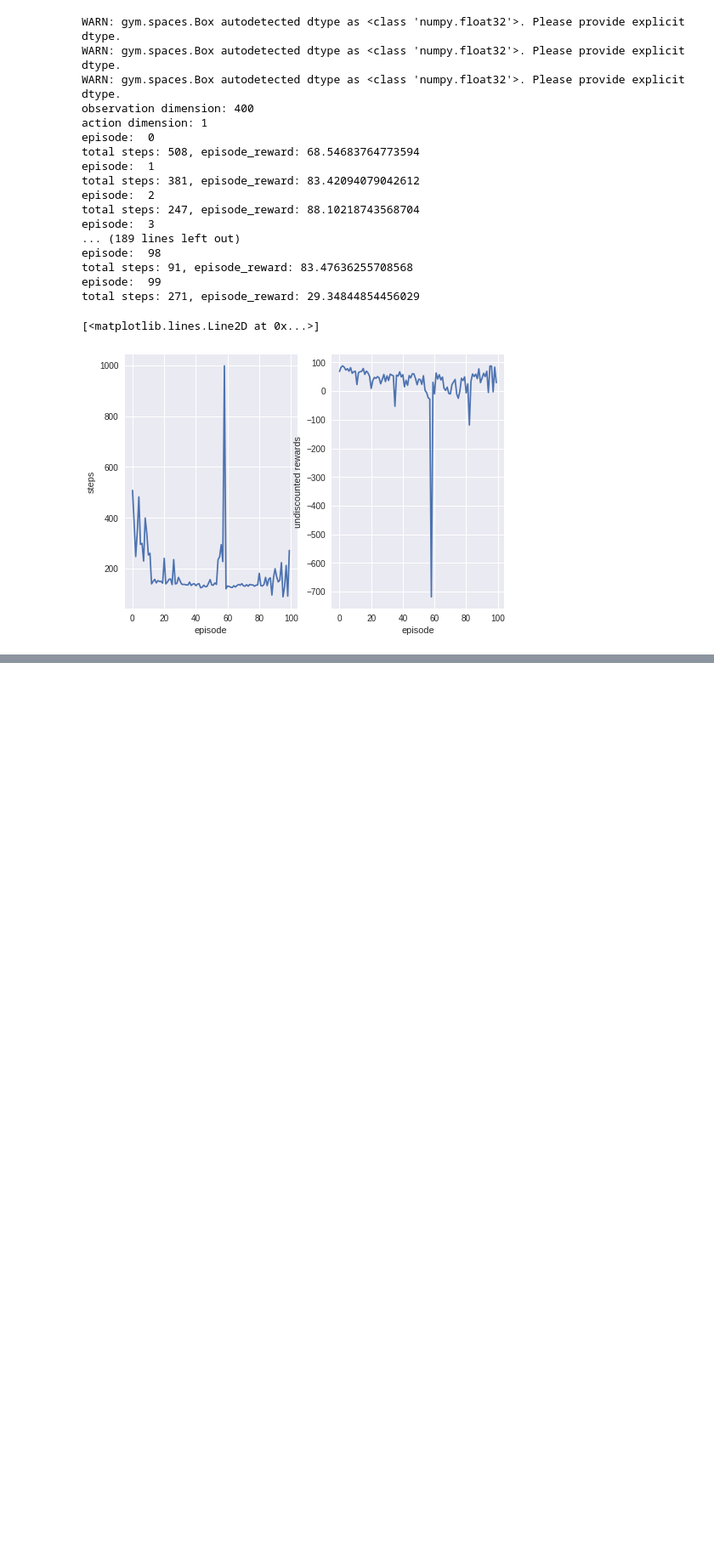
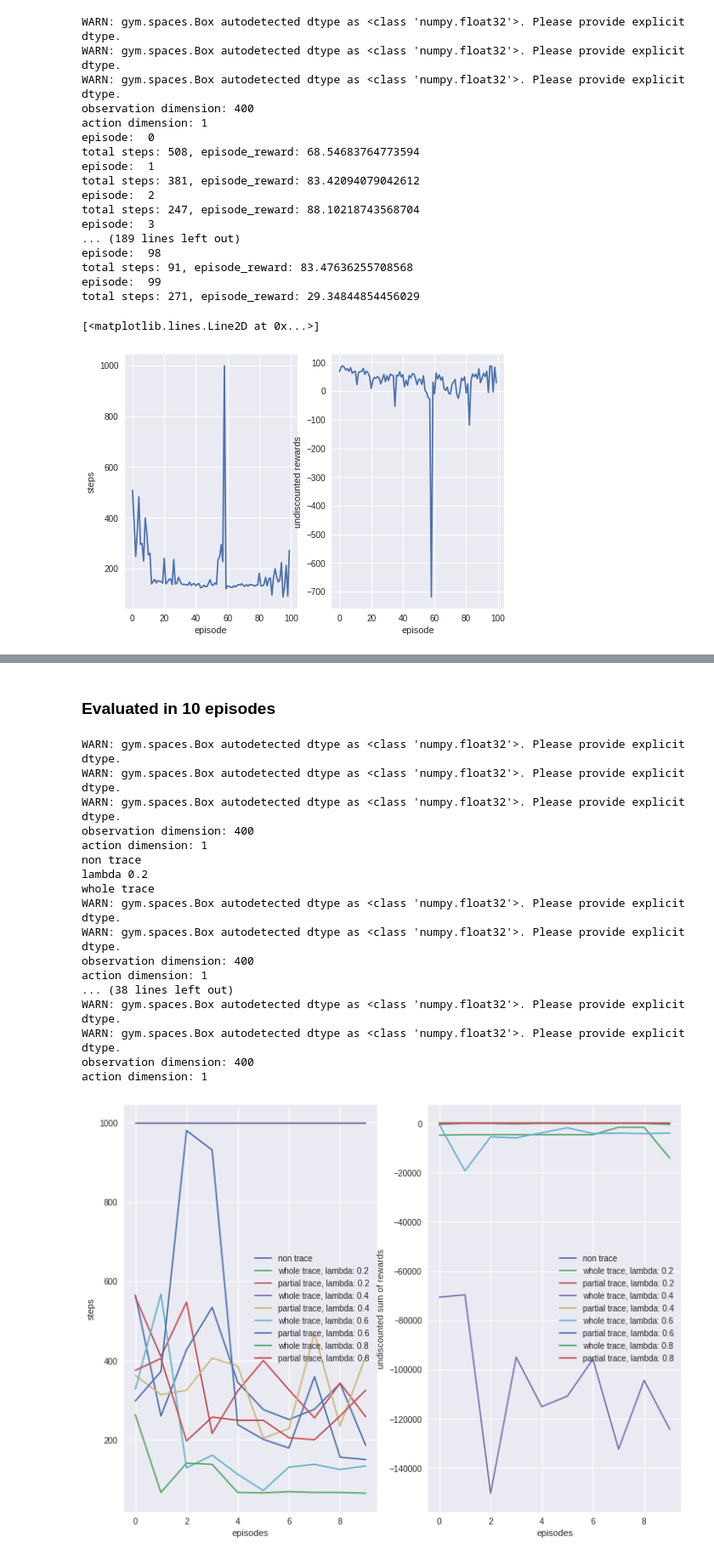
Before and after one commit to HarveyYan/COMP767, a Jupyter notebook: a5 policy gradient/COMP767_Assignment_5_Actor_Critic_Policy_Gradient.ipynb, the cells around one changed output, grey strips where cells are left out. Shown at 85% size. Drawn from its saved outputs; the diff is of its cells as text; code cells hidden in the pictures; blank space fills up the shorter version.

```diff
--- a/a5 policy gradient/COMP767_Assignment_5_Actor_Critic_Policy_Gradient.ipynb
+++ b/a5 policy gradient/COMP767_Assignment_5_Actor_Critic_Policy_Gradient.ipynb
@@ -1007,0 +976,79 @@ For continuous mountain car problem, because the biggest reward(target) is the h
+# %% [markdown]
+### Evaluated in 10 episodes
+# %%
+f, (ax1, ax2) = plt.subplots(1, 2, figsize=(12,9))
+ax1.set_xlabel('episodes')
+ax2.set_xlabel('episodes')
+ax1.set_ylabel('steps')
+ax2.set_ylabel('undiscounted sum of rewards')
+
+# evaluated only once, since there is no lambda parameter in it
+steps = []
+undiscounted = []
+env_no_trace = VariantExperiment('MountainCarContinuous-v0',
+                        NonTracePolicy(400, 1, gym.spaces.Box(low=-1.0, high=1.0, shape=(1,))),
+                        NonTraceValueFunc(400))
+print('non trace')
+for i in range(10):
+    rewards = env_no_trace.run_one_epsisode()
+    total_steps = len(rewards)
+    steps.append(total_steps)
+    undiscounted.append(np.sum(rewards))
+ax1.plot(steps, label='non trace')
+ax2.plot(undiscounted, label='non trace')
+
+
+lamb = [0.2, 0.4, 0.6, 0.8]
+for lam in lamb:
+  print('lambda', lam)
+  print('whole trace')
+  steps = []
+  undiscounted = []
+  env = Experiment('MountainCarContinuous-v0')
+  env.policy.lamb = lam
+  for i in range(10):
+    _,_,rewards = env.run_one_epsisode()
+    total_steps = len(rewards)
+    steps.append(total_steps)
+    undiscounted.append(np.sum(rewards))
+#   print(steps)
+#   print(undiscounted)
+  ax1.plot(steps, label='whole trace, lambda: {}'.format(lam))
+  ax2.plot(undiscounted, label='whole trace, lambda: {}'.format(lam))
+
+  print('partial trace')
+  steps = []
+  undiscounted = []
+  env = VariantExperiment('MountainCarContinuous-v0',
+                        NonTracePolicy(400, 1, gym.spaces.Box(low=-1.0, high=1.0, shape=(1,))),
+                        ValueFunc(400))
+  env.policy.lamb = lam
+  for i in range(10):
+    rewards = env.run_one_epsisode()
+    total_steps = len(rewards)
+    steps.append(total_steps)
+    undiscounted.append(np.sum(rewards))
+  ax1.plot(steps, label='partial trace, lambda: {}'.format(lam))
+  ax2.plot(undiscounted, label='partial trace, lambda: {}'.format(lam))
+
+  ax1.legend()
+  ax2.legend()
+# %% [output]
+WARN: gym.spaces.Box autodetected dtype as <class 'numpy.float32'>. Please provide explicit dtype.
+WARN: gym.spaces.Box autodetected dtype as <class 'numpy.float32'>. Please provide explicit dtype.
+WARN: gym.spaces.Box autodetected dtype as <class 'numpy.float32'>. Please provide explicit dtype.
+observation dimension: 400
+action dimension: 1
+non trace
+lambda 0.2
+whole trace
+WARN: gym.spaces.Box autodetected dtype as <class 'numpy.float32'>. Please provide explicit dtype.
+WARN: gym.spaces.Box autodetected dtype as <class 'numpy.float32'>. Please provide explicit dtype.
+observation dimension: 400
+action dimension: 1
+... (38 lines left out)
+WARN: gym.spaces.Box autodetected dtype as <class 'numpy.float32'>. Please provide explicit dtype.
+WARN: gym.spaces.Box autodetected dtype as <class 'numpy.float32'>. Please provide explicit dtype.
+observation dimension: 400
+action dimension: 1
+[figure, added]
```
Also changed, not shown: parts of 16 cells of this notebook, 1 other file.
